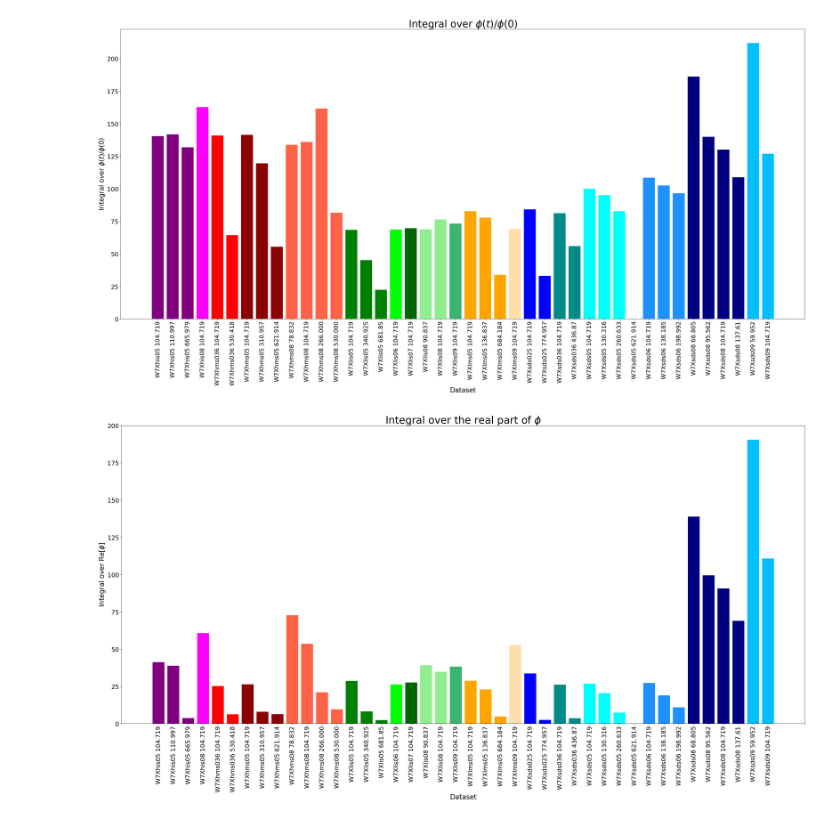
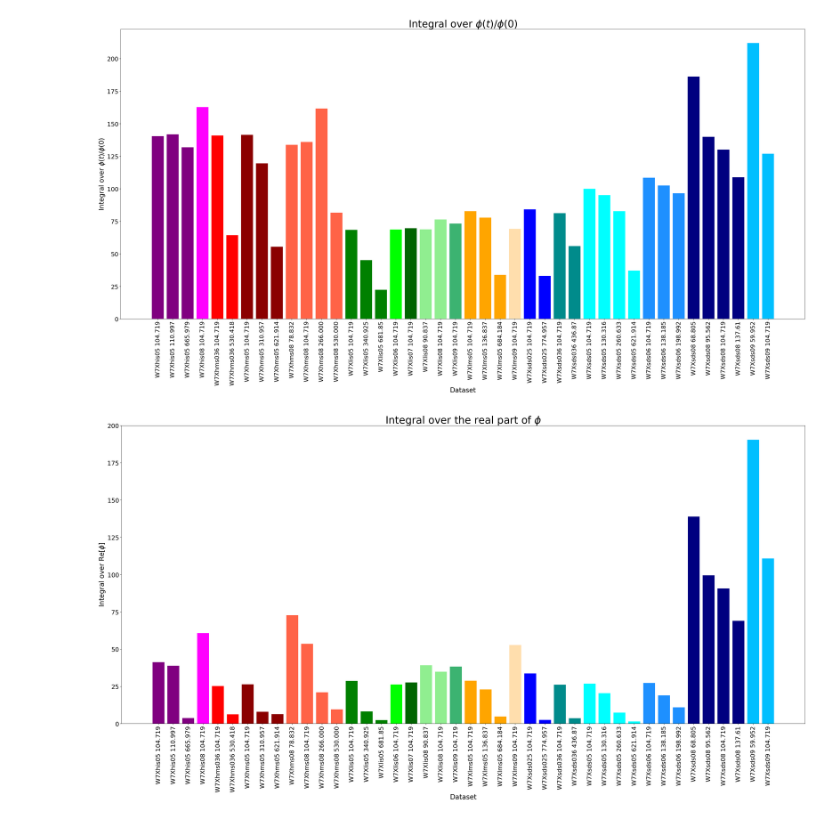
Before and after one commit to cardanmomo/sterren, a Jupyter notebook: Emmasnotebooks/Zonal_flow_decay_time/barplots_zonal_flow_decay_time.ipynb, the cells around one changed output. Saved outputs shown, nothing was run; the diff lists cells and outputs as text; code cells hidden in the pictures.

```diff
--- a/Emmasnotebooks/Zonal_flow_decay_time/barplots_zonal_flow_decay_time.ipynb
+++ b/Emmasnotebooks/Zonal_flow_decay_time/barplots_zonal_flow_decay_time.ipynb
@@ -56,10 +58,10 @@ E10=E10[0:(n10-teller10)]
 e10=e10[0:(n10-teller10)]
 t10=t10[0:(n10-teller10)]
 
-#Q11=Q11[0:(n11-teller11)]
-#E11=E11[0:(n11-teller11)]
-#e11=e11[0:(n11-teller11)]
-#t11=t11[0:(n11-teller11)]
+Q11=Q11[0:(n11-teller11)]
+E11=E11[0:(n11-teller11)]
+e11=e11[0:(n11-teller11)]
+t11=t11[0:(n11-teller11)]
 
 Q12=Q12[0:(n12-teller12)]
 E12=E12[0:(n12-teller12)]
@@ -246,12 +248,9 @@ integ93 = (np.trapz(e9,t9))
 integ101 = (np.trapz(Q10,t10))
 integ102 = (np.trapz(E10,t10))
 integ103 = (np.trapz(e10,t10))
-#integ111 = (np.trapz(Q11,t11))
-integ111=0
-#integ112 = (np.trapz(E11,t11))
-integ112=0
-#integ113 = (np.trapz(e11,t11))
-integ113=0
+integ111 = (np.trapz(Q11,t11))
+integ112 = (np.trapz(E11,t11))
+integ113 = (np.trapz(e11,t11))
 integ121 = (np.trapz(Q12,t12))
 integ122 = (np.trapz(E12,t12))
 integ123 = (np.trapz(e12,t12))
@@ -353,34 +352,34 @@ plt.bar(histogramQ, height= [integ11,integ151,integ21,integ161,integ171,integ181
                              integ311,integ321,integ111,integ121,integ331,integ131,integ361,integ371,integ341,
                              integ351,integ141,integ381], color=['purple','purple','purple','magenta', 'red', 'red',
                                                                  'darkred', 'darkred','darkred','tomato','tomato',
                                                                  'tomato','tomato','green','green','green','lime',
                                                                  'darkgreen','lightgreen','lightgreen',
                                                                  'mediumseagreen','orange','orange','orange',
                                                                  'navajowhite','blue','blue','darkcyan','darkcyan',
                                                                  'cyan','cyan','cyan','cyan','dodgerblue',
                                                                  'dodgerblue','dodgerblue','navy','navy','navy',
                                                                  'navy','deepskyblue','deepskyblue'])
 plt.xticks(histogramQ, ['W7Xhis05 104.719','W7Xhis05 110.997','W7Xhis05 665.979','W7Xhis08 104.719',
                         'W7Xhms036 104.719','W7Xhms036 530.418','W7Xhms05 104.719','W7Xhms05 310.957',
                         'W7Xhms05 621.914','W7Xhms08 78.832','W7Xhms08 104.719','W7Xhms08 266.000',
                         'W7Xhms08 530.000','W7Xlis05 104.719','W7Xlis05 340.925','W7Xlis05 681.85',
                         'W7Xlis06 104.719','W7Xlis07 104.719','W7Xlis08 90.837','W7Xlis08 104.719',
                         'W7Xlis09 104.719','W7Xlms05 104.719','W7Xlms05 136.837','W7Xlms05 684.184',
                         'W7Xlms09 104.719','W7Xsds025 104.719','W7Xsds025 774.957','W7Xsds036 104.719',
                         'W7Xsds036 436.87','W7Xsds05 104.719','W7Xsds05 130.316','W7Xsds05 260.633',
                         'W7Xsds05 621.914','W7Xsds06 104.719','W7Xsds06 138.185','W7Xsds06 198.992',
                         'W7Xsds08 68.805','W7Xsds08 95.562','W7Xsds08 104.719','W7Xsds08 137.61','W7Xsds09 59.952',
                         'W7Xsds09 104.719'],rotation=90,fontsize=18)
 plt.title('Integral over $\phi(t)/\phi(0)$', fontsize=30)
 plt.xlabel('Dataset',fontsize=20)
 plt.yticks(fontsize=18)
 plt.ylabel('Integral over $\phi(t)/\phi(0)$',fontsize=20)
 #hatch = ["-","-","-","x","|","|","-","-","x","x","x","x","-","-","o","\\","x","x","*","-","-",".",".","|","|","-","-","-","-","o","o","o","x","x","x","x","*","*"])
 #plt.bar.axhline(y=0, color='black', linestyle='dashed')
 plt.tight_layout(rect=[0, 0, 5, 4])
 plt.savefig('C:/Users/s162605/Documents/Studie/JAAR3/BEP/figures/barplotmodulus2.pdf', format='pdf', dpi=1200)
 # %% [output]
-[figure, old version]
+[figure, new version]
 # %%
 histogramE = np.arange(42)
 plt.bar(histogramE, height= [integ12,integ152,integ22,integ162,integ172,integ182,integ32,integ402,integ42,integ222,
```
Also changed, not shown: parts of 2 cells of this notebook, 31 other files.
